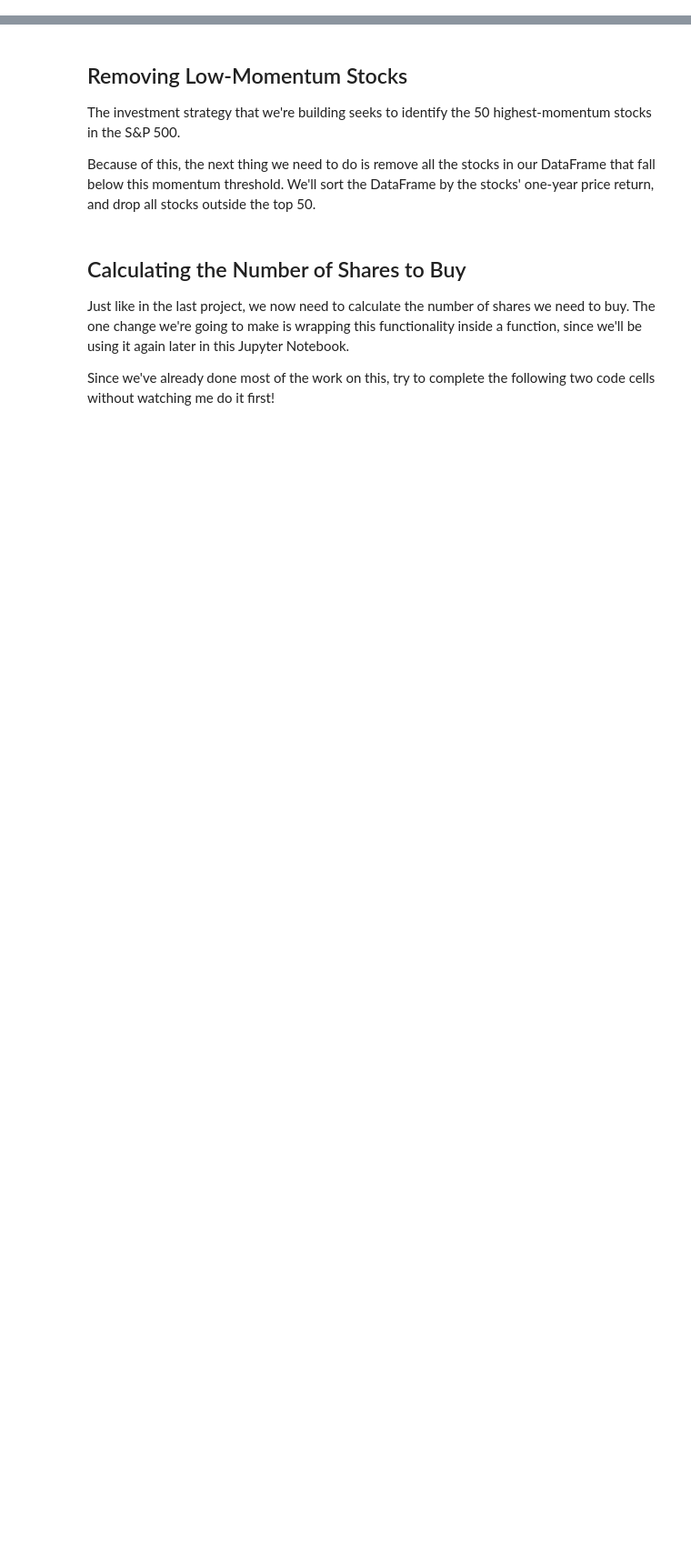
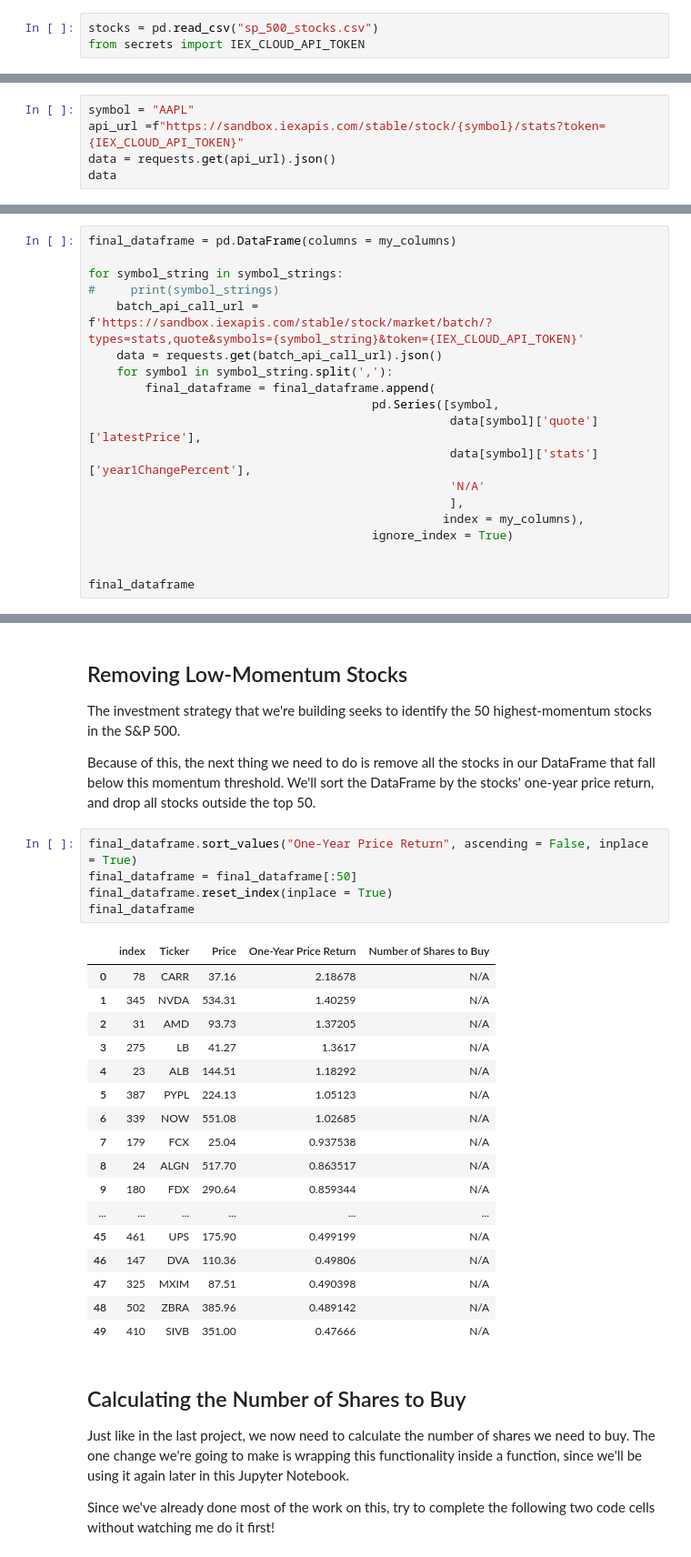
Before and after one commit to sirfrancis553544/algorithmic-trading-python-master, a Jupyter notebook: 002_quantitative_momentum_strategy.ipynb, the cells around one changed output, grey strips where cells are left out. Shown at 91% size. Saved outputs shown, nothing was run; the diff lists cells and outputs as text; blank space fills up the shorter version.

```diff
--- a/002_quantitative_momentum_strategy.ipynb
+++ b/002_quantitative_momentum_strategy.ipynb
@@ -13,9 +20,17 @@ The first thing we need to do is import the open-source software libraries that
 ## Importing Our List of Stocks
 
 As before, we'll need to import our list of stocks and our API token before proceeding. Make sure the `.csv` file is still in your working directory and import it with the following command:
+# %%
+stocks = pd.read_csv("sp_500_stocks.csv")
+from secrets import IEX_CLOUD_API_TOKEN
 # %% [markdown]
 ## Making Our First API Call
 
 It's now time to make the first version of our momentum screener!
 
 We need to get one-year price returns for each stock in the universe. Here's how.
+# %%
+symbol = "AAPL"
+api_url =f"https://sandbox.iexapis.com/stable/stock/{symbol}/stats?token={IEX_CLOUD_API_TOKEN}"
+data = requests.get(api_url).json()
+data
@@ -46,3 +83,22 @@ for i in range(0, len(symbol_groups)):
 my_columns = ['Ticker', 'Price', 'One-Year Price Return', 'Number of Shares to Buy']
 # %% [markdown]
 Now we need to create a blank DataFrame and add our data to the data frame one-by-one.
+# %%
+final_dataframe = pd.DataFrame(columns = my_columns)
+
+for symbol_string in symbol_strings:
+#     print(symbol_strings)
+    batch_api_call_url = f'https://sandbox.iexapis.com/stable/stock/market/batch/?types=stats,quote&symbols={symbol_string}&token={IEX_CLOUD_API_TOKEN}'
+    data = requests.get(batch_api_call_url).json()
+    for symbol in symbol_string.split(','):
+        final_dataframe = final_dataframe.append(
+                                        pd.Series([symbol,
+                                                   data[symbol]['quote']['latestPrice'],
+                                                   data[symbol]['stats']['year1ChangePercent'],
+                                                   'N/A'
+                                                   ],
+                                                  index = my_columns),
+                                        ignore_index = True)
+
+
+final_dataframe
@@ -52,6 +122,29 @@ Now we need to create a blank DataFrame and add our data to the data frame one-b
 The investment strategy that we're building seeks to identify the 50 highest-momentum stocks in the S&P 500.
 
 Because of this, the next thing we need to do is remove all the stocks in our DataFrame that fall below this momentum threshold. We'll sort the DataFrame by the stocks' one-year price return, and drop all stocks outside the top 50.
+# %%
+final_dataframe.sort_values("One-Year Price Return", ascending = False, inplace = True)
+final_dataframe = final_dataframe[:50]
+final_dataframe.reset_index(inplace = True)
+final_dataframe
+# %% [output]
+|  | index | Ticker | Price | One-Year Price Return | Number of Shares to Buy |
+| 0 | 78 | CARR | 37.16 | 2.18678 | N/A |
+| 1 | 345 | NVDA | 534.31 | 1.40259 | N/A |
+| 2 | 31 | AMD | 93.73 | 1.37205 | N/A |
+| 3 | 275 | LB | 41.27 | 1.3617 | N/A |
+| 4 | 23 | ALB | 144.51 | 1.18292 | N/A |
+| 5 | 387 | PYPL | 224.13 | 1.05123 | N/A |
+| 6 | 339 | NOW | 551.08 | 1.02685 | N/A |
+| 7 | 179 | FCX | 25.04 | 0.937538 | N/A |
+| 8 | 24 | ALGN | 517.70 | 0.863517 | N/A |
+| 9 | 180 | FDX | 290.64 | 0.859344 | N/A |
+| ... | ... | ... | ... | ... | ... |
+| 45 | 461 | UPS | 175.90 | 0.499199 | N/A |
+| 46 | 147 | DVA | 110.36 | 0.49806 | N/A |
+| 47 | 325 | MXIM | 87.51 | 0.490398 | N/A |
+| 48 | 502 | ZBRA | 385.96 | 0.489142 | N/A |
+| 49 | 410 | SIVB | 351.00 | 0.47666 | N/A |
 # %% [markdown]
 ## Calculating the Number of Shares to Buy
 
```
Also changed, not shown: parts of 6 cells of this notebook, 2 other files.
